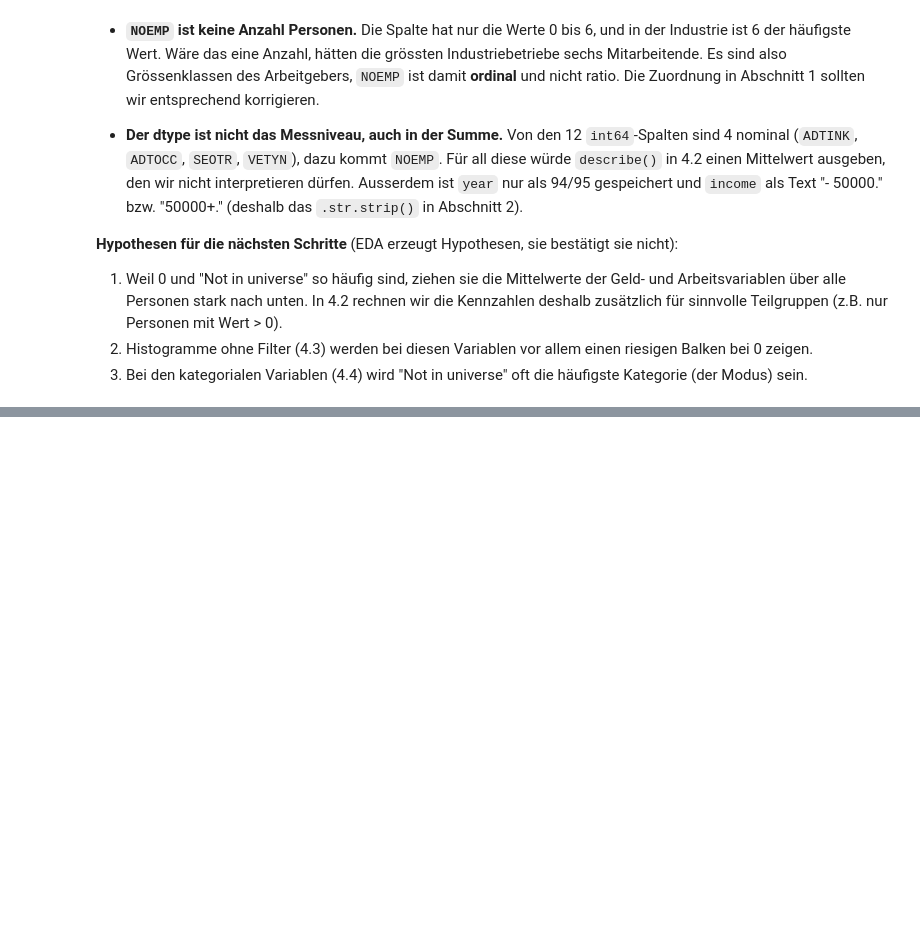
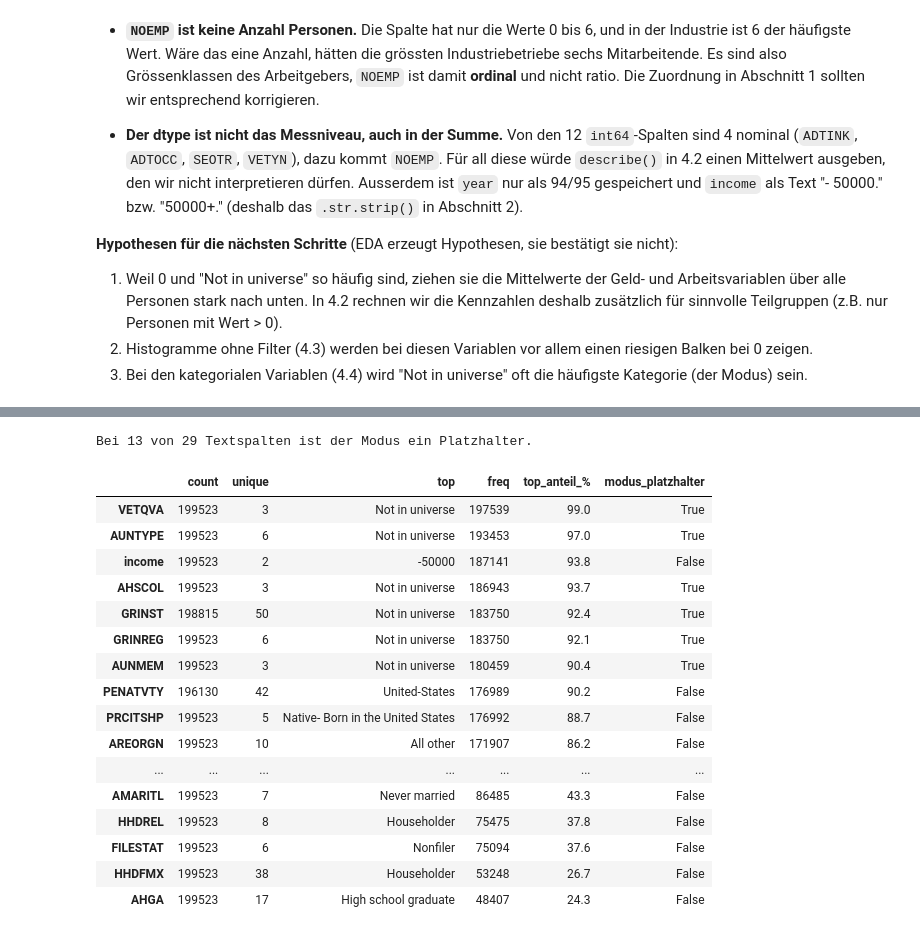
Before and after one commit to Manuel-Schmid/census-income-analysis, a Jupyter notebook: src/statistics_project/dataset_analysis_notebooks/NB01.ipynb, the cells around one changed output, grey strips where cells are left out. Cells and saved outputs as stored; diff of their text form; code cells hidden in the pictures; blank space fills up the shorter version.

```diff
--- a/src/statistics_project/dataset_analysis_notebooks/NB01.ipynb
+++ b/src/statistics_project/dataset_analysis_notebooks/NB01.ipynb
@@ -559,0 +733,30 @@ pd.crosstab(zuordnung["dtype"], zuordnung["messniveau"], margins=True, margins_n
+# %%
+kategorial = census.describe(exclude="number").T
+kategorial["top_anteil_%"] = (kategorial["freq"] / kategorial["count"] * 100).astype(float).round(1)
+
+# Ist der Modus ein Platzhalter statt einer echten Antwort? (siehe 4.1)
+platzhalter = kategorial["top"].str.contains("Not in universe|Children or Armed Forces")
+kategorial["modus_platzhalter"] = platzhalter
+print(f"Bei {platzhalter.sum()} von {len(kategorial)} Textspalten ist der Modus ein Platzhalter.\n")
+
+with pd.option_context("display.max_rows", None):
+    display(kategorial.sort_values("top_anteil_%", ascending=False))
+# %% [output]
+Bei 13 von 29 Textspalten ist der Modus ein Platzhalter.
+|  | count | unique | top | freq | top_anteil_% | modus_platzhalter |
+| VETQVA | 199523 | 3 | Not in universe | 197539 | 99.0 | True |
+| AUNTYPE | 199523 | 6 | Not in universe | 193453 | 97.0 | True |
+| income | 199523 | 2 | -50000 | 187141 | 93.8 | False |
+| AHSCOL | 199523 | 3 | Not in universe | 186943 | 93.7 | True |
+| GRINST | 198815 | 50 | Not in universe | 183750 | 92.4 | True |
+| GRINREG | 199523 | 6 | Not in universe | 183750 | 92.1 | True |
+| AUNMEM | 199523 | 3 | Not in universe | 180459 | 90.4 | True |
+| PENATVTY | 196130 | 42 | United-States | 176989 | 90.2 | False |
+| PRCITSHP | 199523 | 5 | Native- Born in the United States | 176992 | 88.7 | False |
+| AREORGN | 199523 | 10 | All other | 171907 | 86.2 | False |
+| ... | ... | ... | ... | ... | ... | ... |
+| AMARITL | 199523 | 7 | Never married | 86485 | 43.3 | False |
+| HHDREL | 199523 | 8 | Householder | 75475 | 37.8 | False |
+| FILESTAT | 199523 | 6 | Nonfiler | 75094 | 37.6 | False |
+| HHDFMX | 199523 | 38 | Householder | 53248 | 26.7 | False |
+| AHGA | 199523 | 17 | High school graduate | 48407 | 24.3 | False |
```
Also changed, not shown: parts of 13 cells of this notebook.
